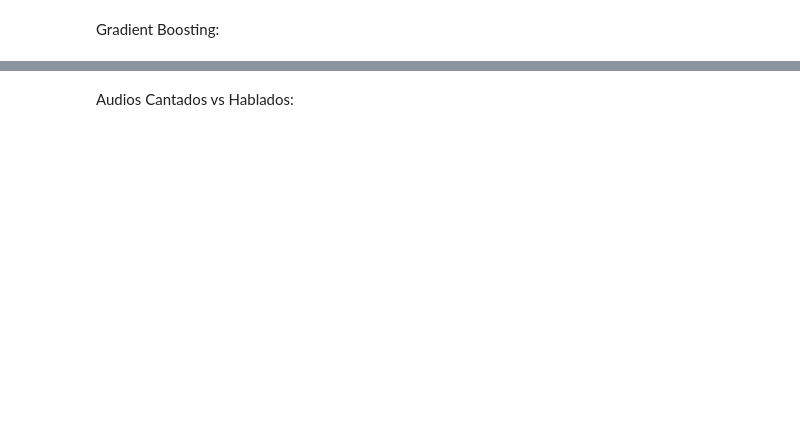
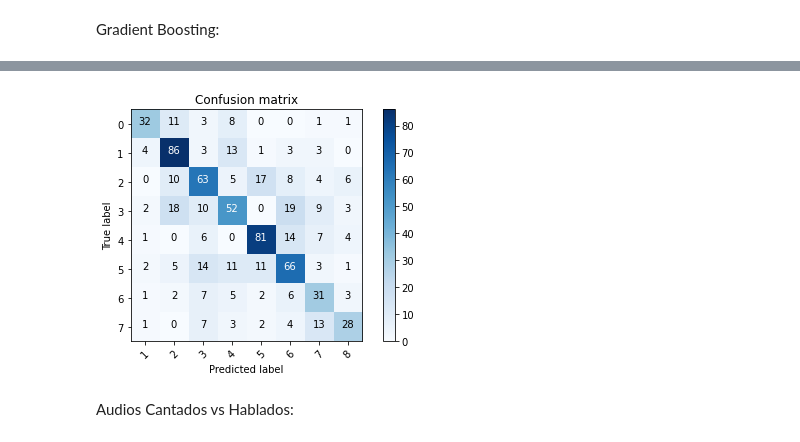
Before and after one commit to magistery-tps/aa-tp2, a Jupyter notebook: notebooks/tp2.ipynb, the cells around one changed output, grey strips where cells are left out. Drawn from its saved outputs; the diff is of its cells as text; code cells hidden in the pictures; blank space fills up the shorter version.

```diff
--- a/notebooks/tp2.ipynb
+++ b/notebooks/tp2.ipynb
@@ -124,0 +109,7 @@ examples = dataset[example_columns]
+# %%
+def features_target(df):
+    df = df[example_columns]
+    df['vocal_channel'] = pd.get_dummies(df['vocal_channel'])
+    return exclude_columns(df, [target_column]),  df[[target_column]]
+# %%
+features, target = features_target(dataset)
@@ -424,4 +400,8 @@ Fitting 12 folds for each of 50 candidates, totalling 600 fits
+# %%
+model = rs.best_estimator_
 # %%
-y_pred = rs.best_estimator_.predict(X_test_without_special_columns)
+y_pred = model.predict(X_test_without_special_columns)
 plot_confusion_matrix(y_test, y_pred)
+# %% [output]
+[figure, added]
 # %%
```
Also changed, not shown: parts of 53 cells of this notebook, 4 other files.
